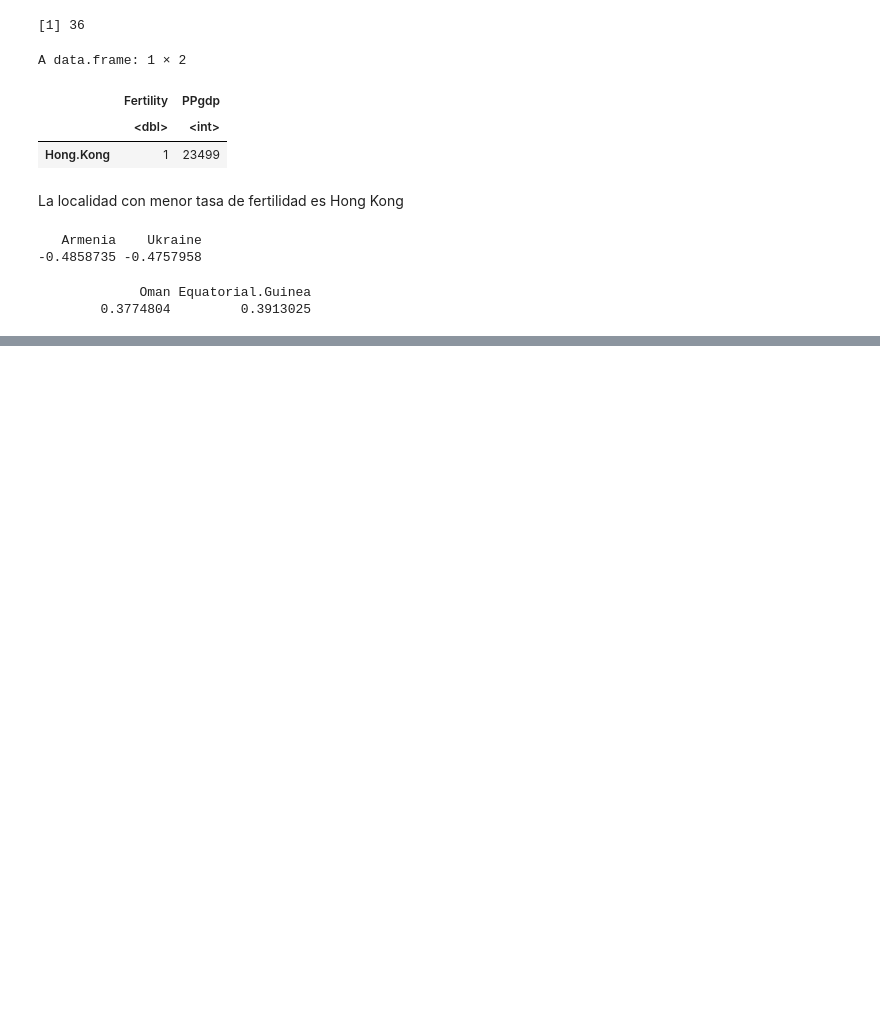
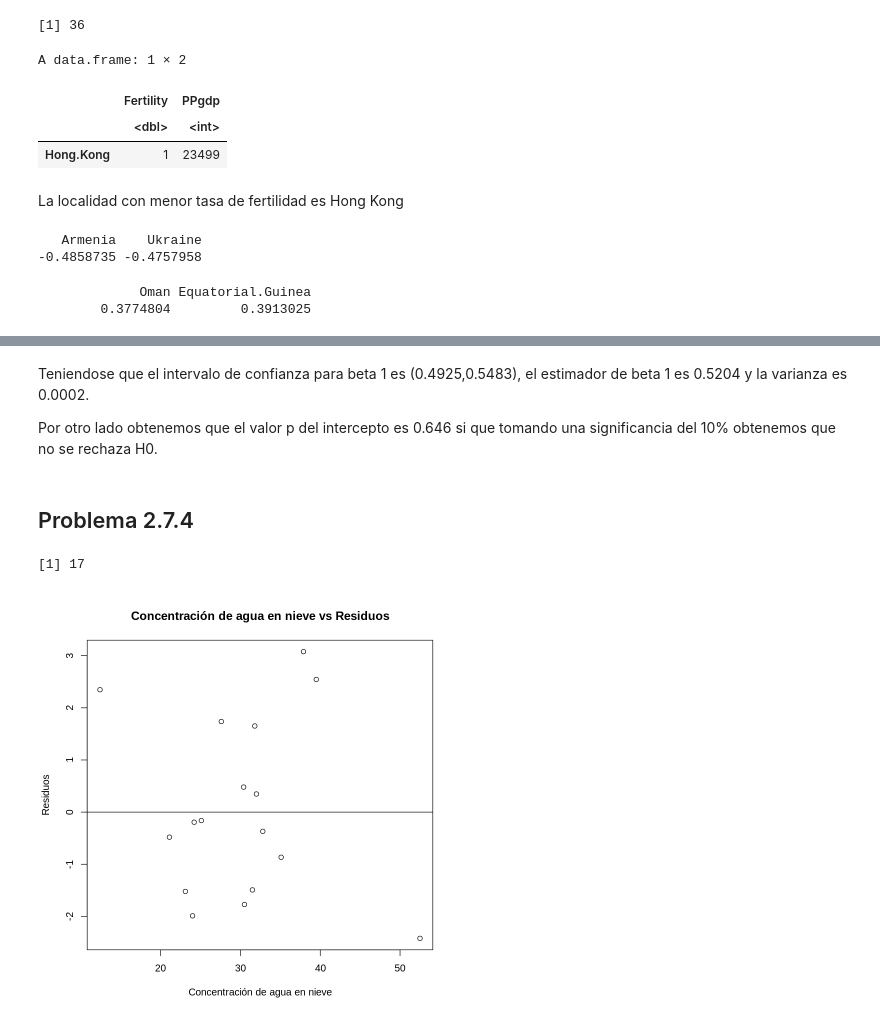
Before and after one commit to Taz-Ricardo/Mat-266, a Jupyter notebook: Tarea_1_regresion.ipynb, the cells around one changed output, grey strips where cells are left out. Drawn from its saved outputs; the diff is of its cells as text; code cells hidden in the pictures; blank space fills up the shorter version.

```diff
--- a/Tarea_1_regresion.ipynb
+++ b/Tarea_1_regresion.ipynb
@@ -247,0 +222,6 @@ Las dos localidades con mayor residuo positivo son:
+# %%
+nieve <- c(23.1, 31.8, 30.4, 39.5, 52.5, 30.5, 12.4, 31.5, 27.6, 32.8, 32.0, 24.0, 24.2, 37.9, 25.1, 35.1, 21.1 )
+agua <- c(10.5, 18.2, 16.3, 23.1, 24.9, 14.1, 8.8, 14.9, 16.1 , 16.7, 17.0, 10.5, 12.4, 22.8, 12.9, 17.4, 10.5)
+# %%
+data_2.6 <- data.frame(nieve, agua)
+data_2.6
@@ -247,0 +249,3 @@ Las dos localidades con mayor residuo positivo son:
+# %%
+regresion_2.7 <- lm(data_2.6$agua ~ 0+data_2.6$nieve) #Sin intercepto
+summary(regresion_2.7)
@@ -247,0 +276,3 @@ Las dos localidades con mayor residuo positivo son:
+# %%
+regresion_2.7_CI <- lm(data_2.6$agua ~ data_2.6$nieve) #Con intercepto
+summary(regresion_2.7_CI)
@@ -247,0 +297,15 @@ Las dos localidades con mayor residuo positivo son:
+# %% [markdown]
+Teniendose que el intervalo de confianza para beta 1 es (0.4925,0.5483), el estimador de beta 1 es 0.5204 y la varianza es 0.0002.
+
+Por otro lado obtenemos que el valor p del intercepto es 0.646 si que tomando una significancia del 10% obtenemos que no se rechaza H0.
+# %% [markdown]
+## Problema 2.7.4
+# %%
+length(data_2.6$agua)
+# %% [output]
+[1] 17
+# %%
+plot(data_2.6$nieve, regresion_2.7$residual, xlab='Concentración de agua en nieve', ylab='Residuos', main='Concentración de agua en nieve vs Residuos')
+abline(h=0) #Esto debería ser lo solicitado
+# %% [output]
+[figure, added]
```
Also changed, not shown: parts of 17 cells of this notebook.
